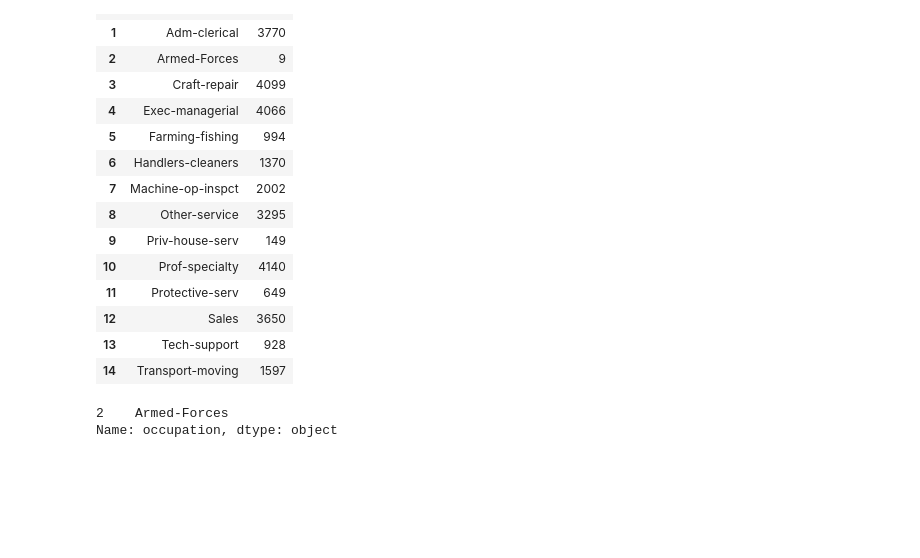
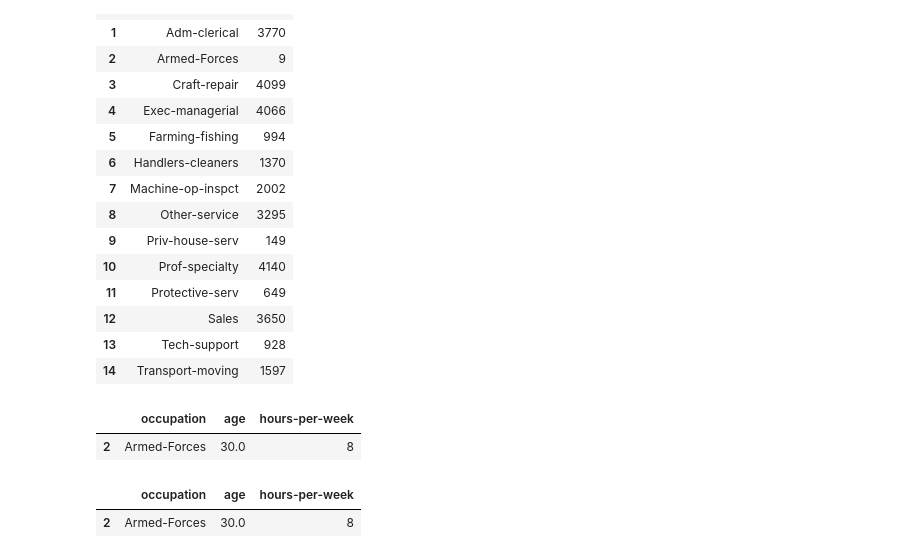
Before and after one commit to OlgaAlam/BigData_DE_Trainee, a Jupyter notebook: assignment_pandas_Telegina.ipynb, the cells around one changed output. Cells and saved outputs as stored; diff of their text form; code cells hidden in the pictures; blank space fills up the shorter version.

```diff
--- a/assignment_pandas_Telegina.ipynb
+++ b/assignment_pandas_Telegina.ipynb
@@ -243,4 +246,34 @@ grouped_occup
 | 12 | Sales | 3650 |
 | 13 | Tech-support | 928 |
 | 14 | Transport-moving | 1597 |
+# %%
+# Option 1
+
+#Function for groups filtering
+def filter_func1(data):
+    #Average age and minimum hours-per-week by occupation groups
+    gr = data.groupby(by=['occupation'], as_index=False).agg({'age': 'mean', 'hours-per-week': 'min'}).round(0)
+
+    #Occupation set for age filter
+    age_filtered_set = set(gr['occupation'][gr['age'] <= 40])
+
+    #Filter occupation groups for hours-per-week conditions
+    filtered_occup_hpw = data.groupby('occupation').filter(lambda x: x['hours-per-week'].min() > 5)
+    #Occupation set for hours-per-week filter
+    hpw_filtered_set = set(filtered_occup_hpw['occupation'])
+
+    #Set occupation by filtered age and hours-per week
+    intersection_set = age_filtered_set.intersection(hpw_filtered_set)
+
+    #Excluding data by set occupation
+    filtered_data = gr[gr['occupation'].isin(intersection_set)]
+
+    return filtered_data
+# %%
+#Occupation groups where average age <= 40 and hours-per-week for each person in group > 5
+filtered_groups = filter_func1(data)
+filtered_groups
+# %% [output]
+|  | occupation | age | hours-per-week |
+| 2 | Armed-Forces | 30.0 | 8 |
 # %%
@@ -261,8 +293,8 @@ def filter_func(data):
     return filtered_data
 # %%
 #Occupation groups where average age <= 40 and hours-per-week for each person in group > 5
-filtered_groups = filter_func(data)
+filtered_groups = filter_func2(data)
 filtered_groups
 # %% [output]
-2    Armed-Forces
-Name: occupation, dtype: object
+|  | occupation | age | hours-per-week |
+| 2 | Armed-Forces | 30.0 | 8 |
```
Also changed, not shown: parts of 4 cells of this notebook.
